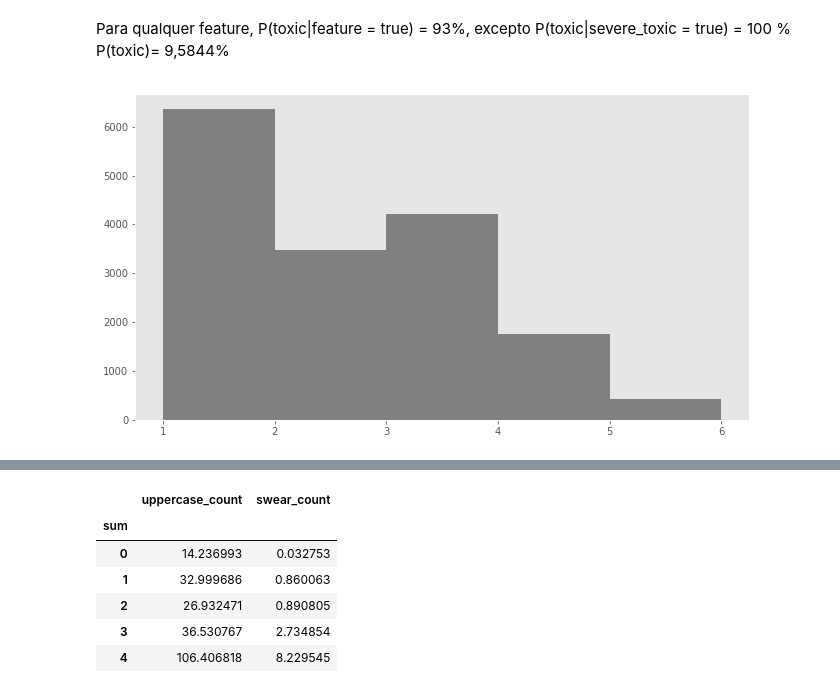
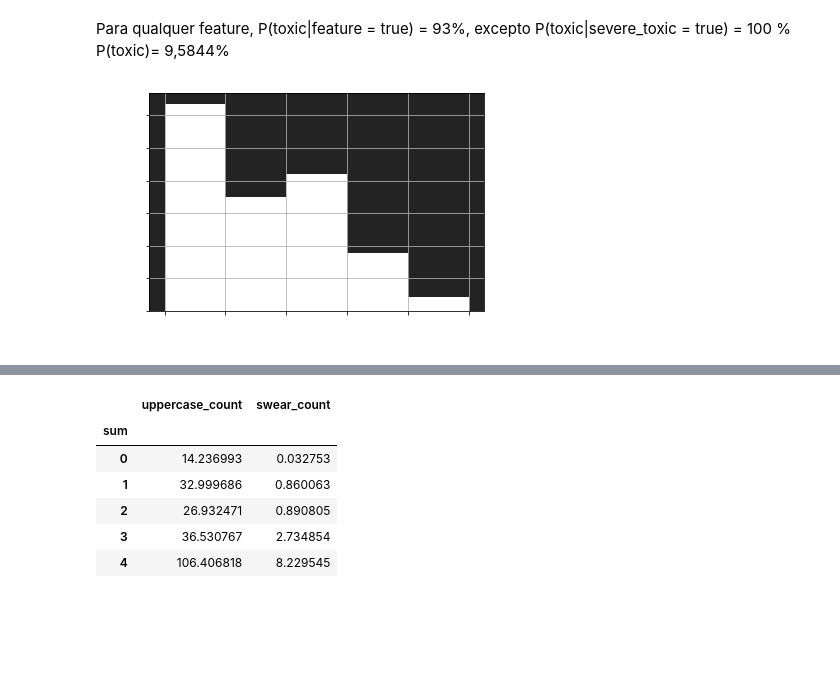
Before and after one commit to sgpjesus/NLP-Problem-Set-1, a Jupyter notebook: Toxic Comments.ipynb, the cells around one changed output, grey strips where cells are left out. Cells and saved outputs as stored; diff of their text form; code cells hidden in the pictures; blank space fills up the shorter version.

```diff
--- a/Toxic Comments.ipynb
+++ b/Toxic Comments.ipynb
@@ -29,8 +29,8 @@ plt.style.use('ggplot')
 # %%
 count = Trainingtable.toxic + Trainingtable.severe_toxic + Trainingtable.insult + Trainingtable.threat + Trainingtable.obscene + Trainingtable.identity_hate
 # %%
-Trainingtable = pd.read_csv('C:/Users/sergiojesus/Desktop/Recursos/comments_toxicos/Dados/train.csv')
-Testtable = pd.read_csv('C:/Users/sergiojesus/Desktop/Recursos/comments_toxicos/Dados/test.csv')
+Trainingtable = pd.read_csv('Recursos/comments_toxicos/Dados/train.csv')
+Testtable = pd.read_csv('Recursos/comments_toxicos/Dados/test.csv')
 # %%
 label_cols = ['toxic','severe_toxic','obscene','threat','insult','identity_hate']
 # %%
@@ -65,11 +65,18 @@ Trainingtable.groupby('toxic').mean()
 # %%
 Trainingtable['f_sum']= (summ) #adicionar nova coluna à tabela de treino
 # %%
-plt.hist(Trainingtable[Trainingtable['sum'] != 0]['sum'],color = 'gray', bins = 5)
-plt.grid(False)
+plt.hist(Trainingtable[Trainingtable['sum'] != 0]['sum'],color = 'white', bins = 5)
+plt.grid(True)
 plt.show() #histograma da soma de características negativas
+labelx = plt.xlabel('Nº de Infrações')
+plt.rcParams['axes.facecolor'] = '#232323'
+labely = plt.ylabel('Nº de comentários')
+labelx.set_color('white')
+labely.set_color('white')
+ticksx = plt.xticks(color = "white")
+ticksy = plt.yticks(color = "white")
 # %% [output]
-[figure, old version]
+[figure, new version]
 # %%
 Trainingtable[Trainingtable['sum'] != 0]
 # %% [output]
```
Also changed, not shown: parts of 3 cells of this notebook, 5 other files.
